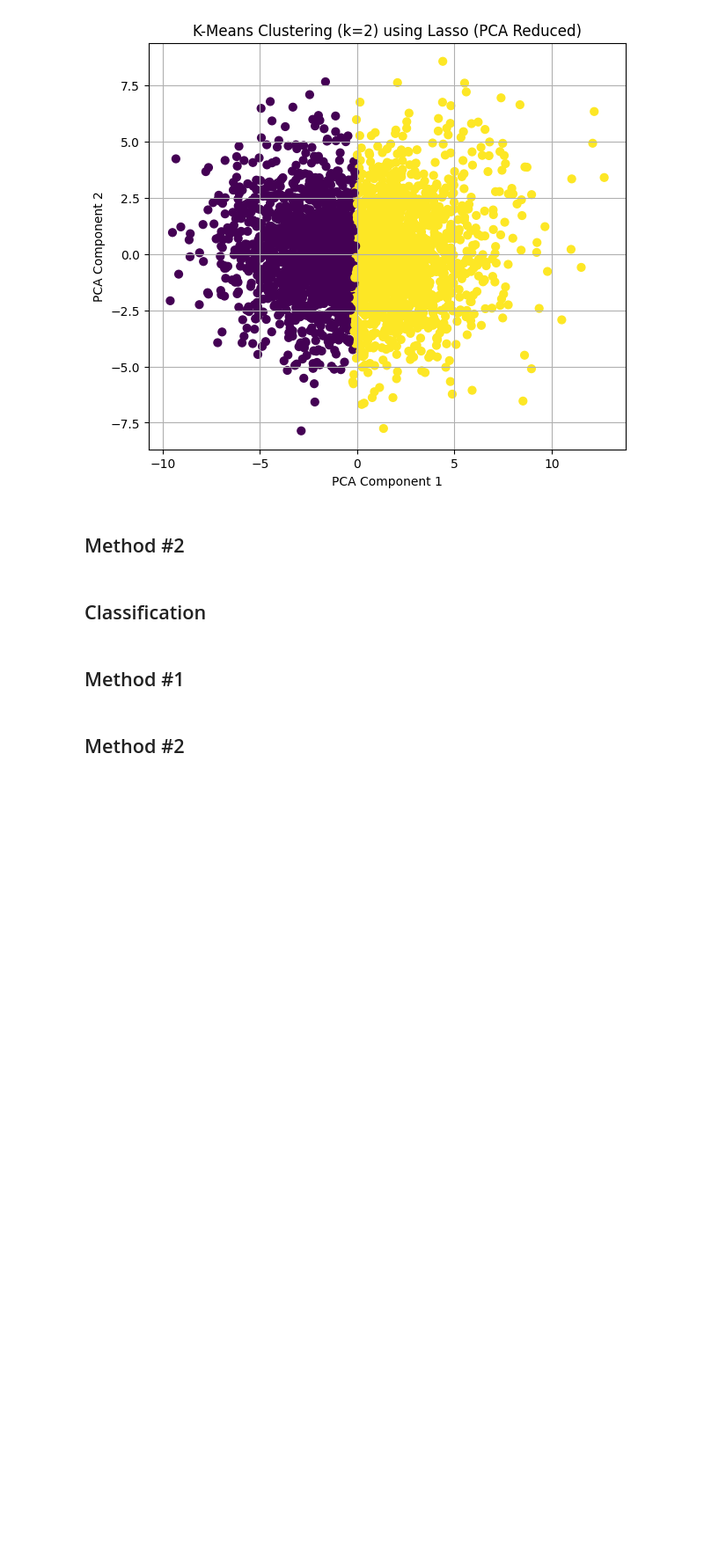
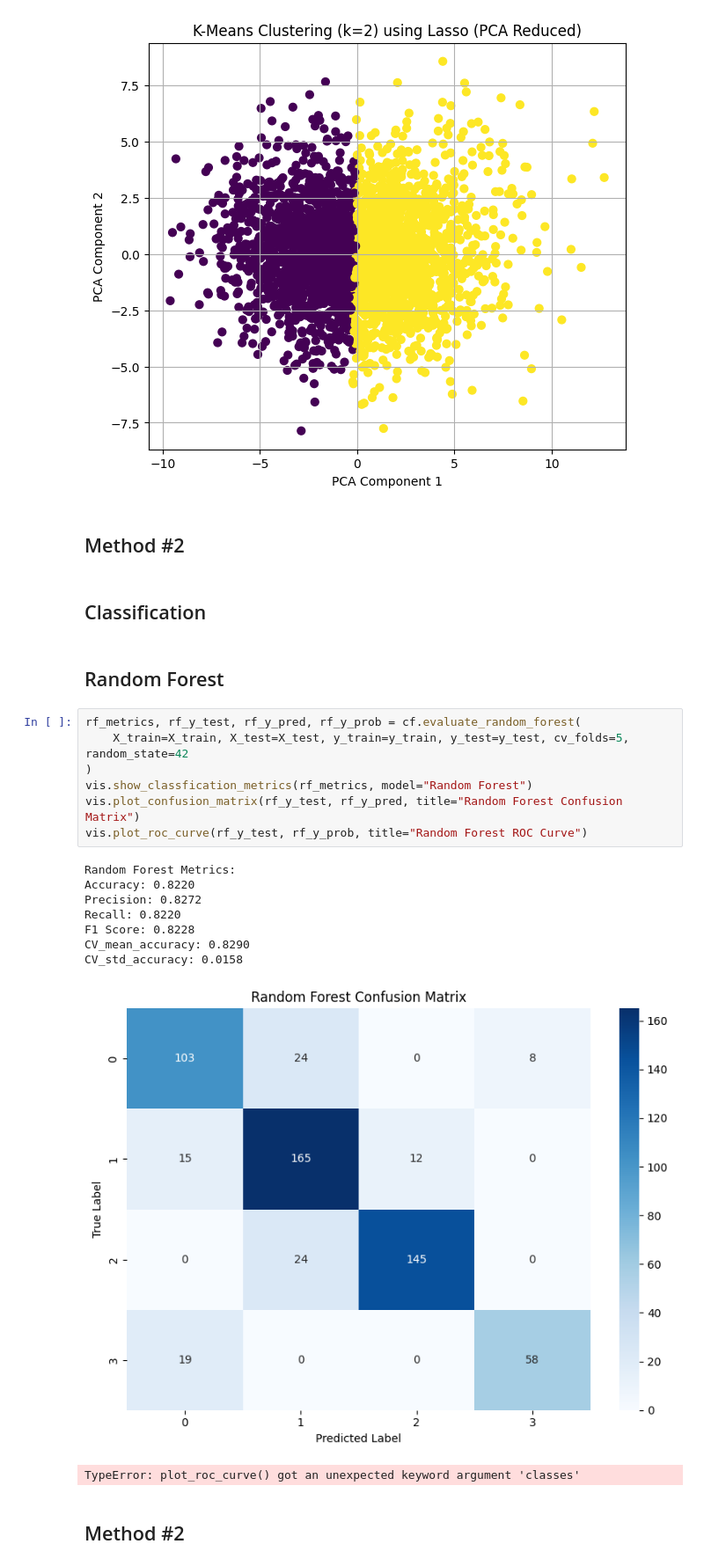
Before and after one commit to ichiro-wang/mlb-batting-analysis, a Jupyter notebook: notebooks/analysis.ipynb, the cells around one changed output. Shown at 88% size. Saved outputs shown, nothing was run; the diff lists cells and outputs as text; blank space fills up the shorter version.

Commit message:
Need torf done  binary classfication can be changed anytime

```diff
--- a/notebooks/analysis.ipynb
+++ b/notebooks/analysis.ipynb
@@ -651,6 +637,23 @@ Best k for Lasso features: 2
 # %% [markdown]
 ## Classification
 # %% [markdown]
-## Method #1
+## Random Forest
+# %%
+rf_metrics, rf_y_test, rf_y_pred, rf_y_prob = cf.evaluate_random_forest(
+    X_train=X_train, X_test=X_test, y_train=y_train, y_test=y_test, cv_folds=5, random_state=42
+)
+vis.show_classfication_metrics(rf_metrics, model="Random Forest")
+vis.plot_confusion_matrix(rf_y_test, rf_y_pred, title="Random Forest Confusion Matrix")
+vis.plot_roc_curve(rf_y_test, rf_y_prob, title="Random Forest ROC Curve")
+# %% [output]
+Random Forest Metrics:
+Accuracy: 0.8220
+Precision: 0.8272
+Recall: 0.8220
+F1 Score: 0.8228
+CV_mean_accuracy: 0.8290
+CV_std_accuracy: 0.0158
+[figure, added]
+TypeError: plot_roc_curve() got an unexpected keyword argument 'classes'
 # %% [markdown]
 ## Method #2
```
Also changed, not shown: parts of 3 cells of this notebook, 2 other files.
